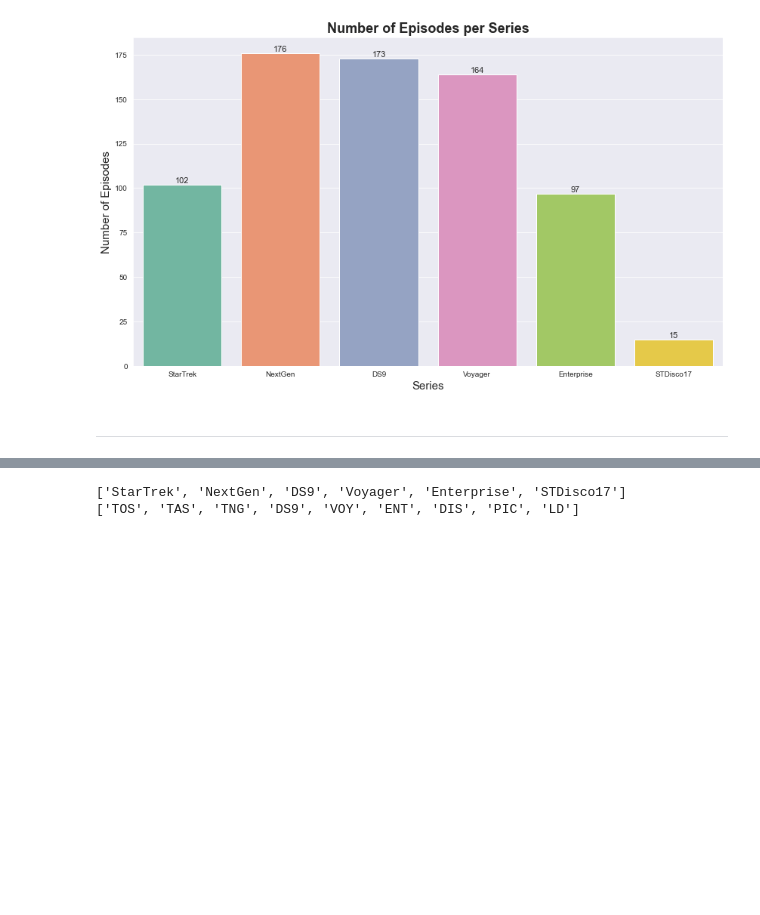
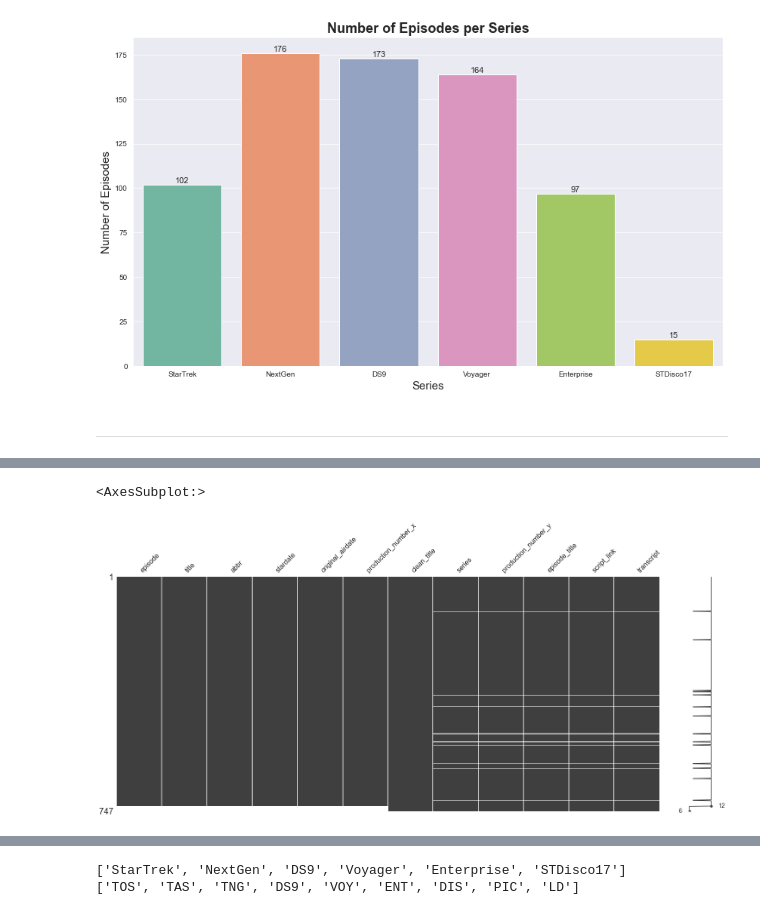
Before and after one commit to mediasittich/bayesian_topic_modeling_lda, a Jupyter notebook: notebooks/Cleaning and Exploring the Data.ipynb, the cells around one changed output, grey strips where cells are left out. Saved outputs shown, nothing was run; the diff lists cells and outputs as text; code cells hidden in the pictures; blank space fills up the shorter version.

Commit message:
start cleaning transcript titles

```diff
--- a/notebooks/Cleaning and Exploring the Data.ipynb
+++ b/notebooks/Cleaning and Exploring the Data.ipynb
@@ -504,2 +623,8 @@ See the caveats in the documentation: https://pandas.pydata.org/pandas-docs/stab
+# %%
+transcripts_df.loc[transcripts_df['clean_title'] == 'for the world is hollow', 'clean_title'] = 'for the world is hollow and i have touched the sky'
+# %%
+transcripts_df.loc[transcripts_df['clean_title'] == 'hide  q', 'clean_title'] = 'hide and q'
+# %%
+transcripts_df.loc[transcripts_df['clean_title'] == '', 'clean_title'] = ''
 # %%
 transcript_titles_list = transcripts_df['clean_title'].unique().tolist()
@@ -557,5 +684,5 @@ len(title_diffs)
 # %%
 # Check if titles in Summaries are also in Metadata
 #metadata_df.where(metadata_df['title']==summaries_df['episode_titles']).notna()
-#summaries_full =
-pd.merge(metadata_reduced, transcripts_df, left_on='clean_title', right_on='clean_title', how='outer')
+transcripts_full = pd.merge(metadata_reduced, transcripts_df, left_on='clean_title',\
+                          right_on='clean_title', how='outer')
@@ -575,0 +719,6 @@ pd.merge(metadata_reduced, transcripts_df, left_on='clean_title', right_on='clea
+# %%
+# Check structure of missing data
+msno.matrix(transcripts_full)
+# %% [output]
+<AxesSubplot:>
+[figure, added]
```
Also changed, not shown: parts of 52 cells of this notebook.
